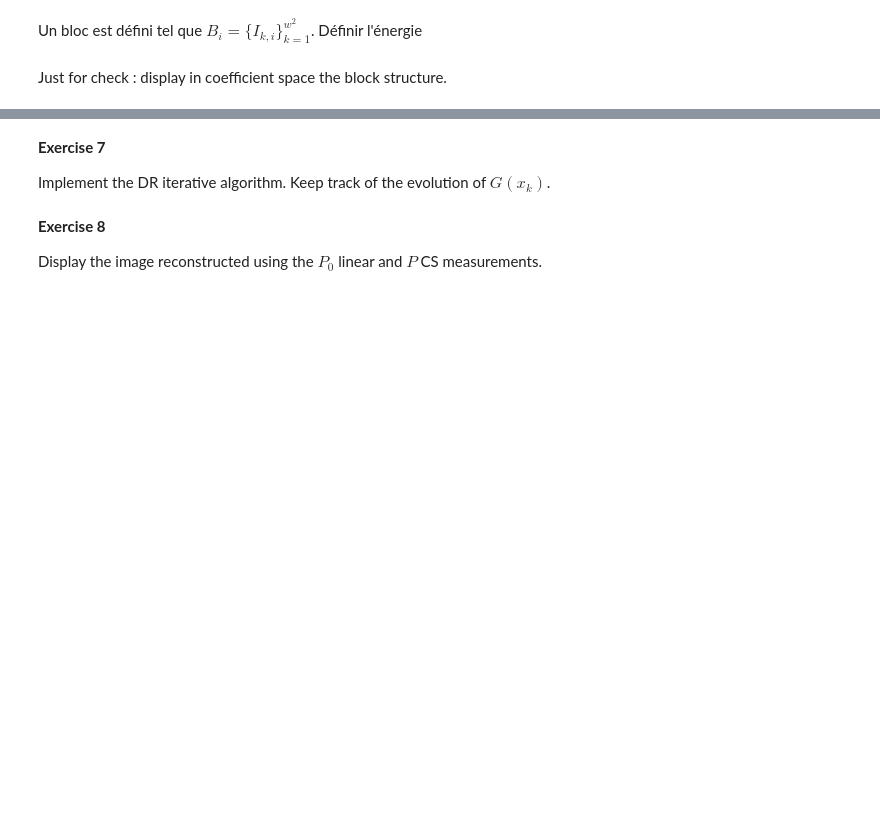
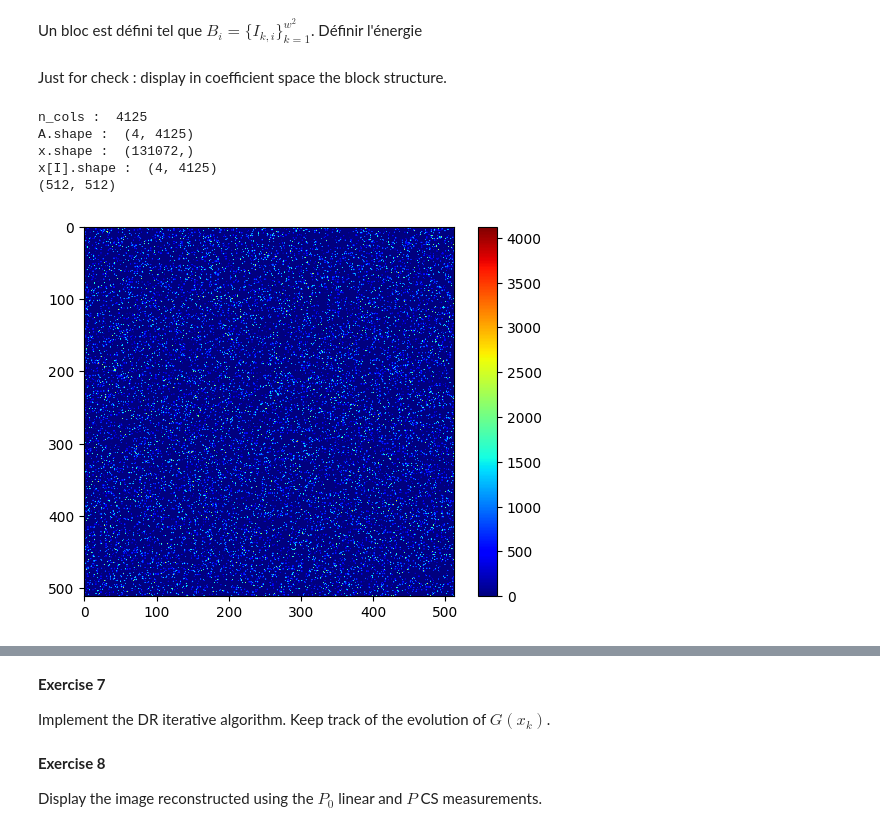
Before and after one commit to Borleo/2_M2_IAFA, a Jupyter notebook: TP_M2IAFA/TP_M2_IMGCMPT/TP23_Imagerie_Computationnelle/4_Sparsity and Redundant Representations/Compressed Sensing of Images/sparsity_2_cs_images.ipynb, the cells around one changed output, grey strips where cells are left out. Drawn from its saved outputs; the diff is of its cells as text; code cells hidden in the pictures; blank space fills up the shorter version.

```diff
--- a/TP_M2IAFA/TP_M2_IMGCMPT/TP23_Imagerie_Computationnelle/4_Sparsity and Redundant Representations/Compressed Sensing of Images/sparsity_2_cs_images.ipynb
+++ b/TP_M2IAFA/TP_M2_IMGCMPT/TP23_Imagerie_Computationnelle/4_Sparsity and Redundant Representations/Compressed Sensing of Images/sparsity_2_cs_images.ipynb
@@ -1006,0 +1085,32 @@ colormap jet(256)
+# %%
+import numpy as np
+
+n_cols = I.shape[1]                         # équivalent size(I, 2)
+print("n_cols : ",n_cols)
+cols_perm = np.random.permutation(n_cols)   # randperm(size(I, 2))
+ones_vec = np.ones((w*w, 1))               # ones(w*w, 1)
+
+A, tmp = np.meshgrid(cols_perm, ones_vec)
+
+print("A.shape : ",A.shape)
+x = np.zeros(N)
+print("x.shape : ",x.shape)
+x[I] = A
+print("x[I].shape : ",x[I].shape)
+Z = np.zeros((n,n))
+Z.flat[I0] = x
+print(Z.shape)
+# %% [output]
+n_cols :  4125
+A.shape :  (4, 4125)
+x.shape :  (131072,)
+x[I].shape :  (4, 4125)
+(512, 512)
+# %%
+import matplotlib.pyplot as plt
+
+plt.imshow(Z, cmap='jet')  # jet est déjà en 256 niveaux par défaut
+plt.colorbar()
+plt.show()
+# %% [output]
+[figure, added]
```
Also changed, not shown: parts of 28 cells of this notebook.
